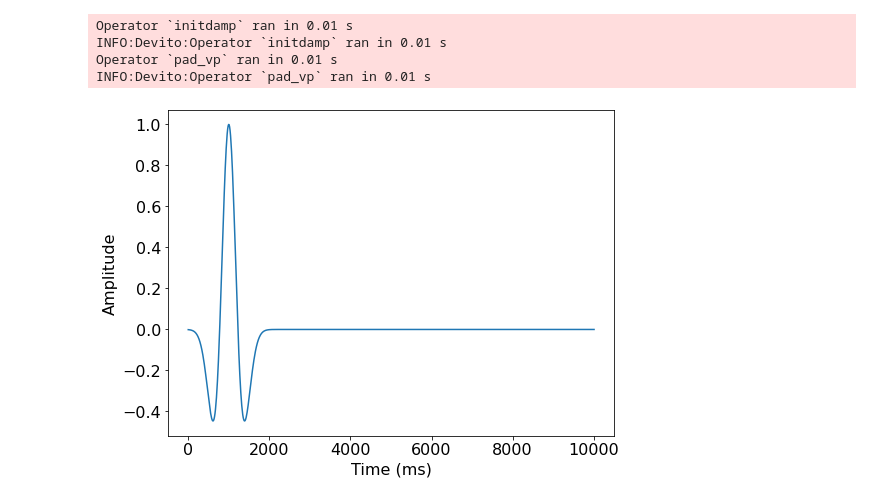
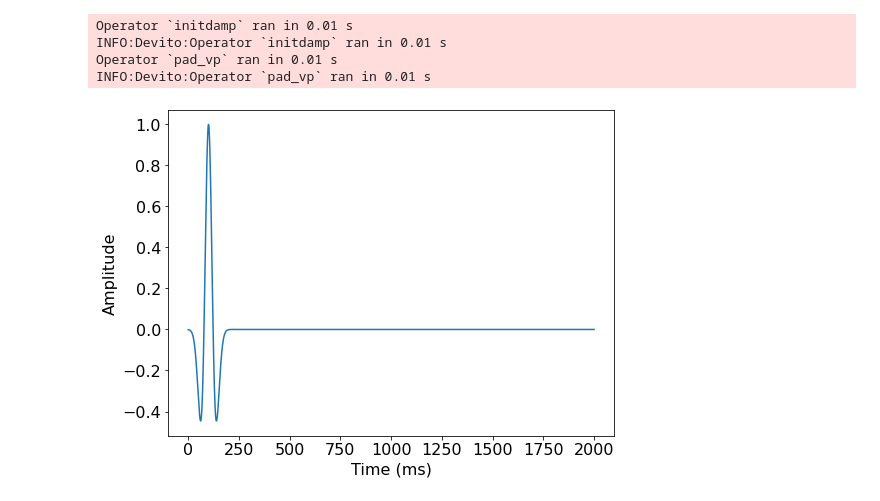
Before and after one commit to StephenTGibson/COMP527-colabNotebooks, a Jupyter notebook: COMP702-MScProject/Devito_FD_2D_wave_equation.ipynb, the cells around one changed output. Drawn from its saved outputs; the diff is of its cells as text; code cells hidden in the pictures.

```diff
--- a/COMP702-MScProject/Devito_FD_2D_wave_equation.ipynb
+++ b/COMP702-MScProject/Devito_FD_2D_wave_equation.ipynb
@@ -28,6 +24,6 @@ batchSize = int(nt/(numSnapshots-1))
 # %%
-extent_x = 20.e3 ### METRES ###
-extent_z = 10.e3 ### METRES ###
+extent_x = 2.e3 ### METRES ###
+extent_z = 1.e3 ### METRES ###
 
 nx = 401 ### NODES ###
 nz = 201 ### NODES ###
@@ -44,17 +40,18 @@ shape = (nx, nz)
 spacing = (dx, dz)
 origin = (0., 0.)
 
+# define medium (acoustic wavespeed)
 v = np.empty(shape, dtype=np.float32)
 v[:, :] = 2.5 ### KM/S ###
-# v[:, int(shape[1]/2):] = 1.5  ### KM/S ###
+v[:, int(shape[1]/2):] = 1.5  ### KM/S ###
 
 model = Model(vp=v, origin=origin, shape=shape, spacing=spacing,
               space_order=2, nbl=absorbingLayer, bcs="damp")
 
 t0 = 0.  ### MILLISECONDS ###
 # dt = 1e-1 ### MILLISECONDS ###
-dt = float(int(model.critical_dt))
-T = 10.e3 ### MILLISECONDS ###
+dt = model.critical_dt
+T = 2.e3 ### MILLISECONDS ###
 nt = T / dt
 time_range = TimeAxis(start=t0, stop=T, step=dt)
 # %% [output]
@@ -63,27 +60,27 @@ INFO:Devito:Operator `initdamp` ran in 0.01 s
 Operator `pad_vp` ran in 0.01 s
 INFO:Devito:Operator `pad_vp` ran in 0.01 s
 # %%
-f0 = 0.001 ### kHZ ### # Source peak frequency is 10Hz (0.010 kHz)
+f0 = 0.01 ### kHZ ### # Source peak frequency is 10Hz (0.010 kHz)
 src = RickerSource(name='src', grid=model.grid, f0=f0,
                    npoint=1, time_range=time_range)
 
 src.coordinates.data[0, 0] = extent_x*0.5 ### METRES ###
-src.coordinates.data[0, 1] = 20.#extent_z*0.5 ### METRES ###
-src.coordinates.data
+src.coordinates.data[0, 1] = 20. #extent_z*0.5 ### METRES ###
 
 # rec = Receiver(name='rec', grid=model.grid, npoint=101, time_range=time_range)
 # rec.coordinates.data[:, 0] = np.linspace(0, model.domain_size[0], num=101) ### METRES ###
 # rec.coordinates.data[:, 1] = 20.  ### METRES ###
 
-u = TimeFunction(name="u", grid=model.grid, time_order=2, space_order=2)
+# log all intermediate steps
+u = TimeFunction(name="u", grid=model.grid, time_order=2, space_order=2, save=int(nt)+2)
 pde = model.m * u.dt2 - u.laplace + model.damp * u.dt
 stencil = Eq(u.forward, solve(pde, u.forward))
 
 src_term = src.inject(field=u.forward, expr=src * dt**2 / model.m)
 # rec_term = rec.interpolate(expr=u.forward)
 
 op = Operator([stencil] + src_term, subs=model.spacing_map) # + rec_term
-src.show()
+# src.show()
 # %% [output]
-[figure, old version]
+[figure, new version]
 # %%
```
Also changed, not shown: parts of 22 cells of this notebook.
